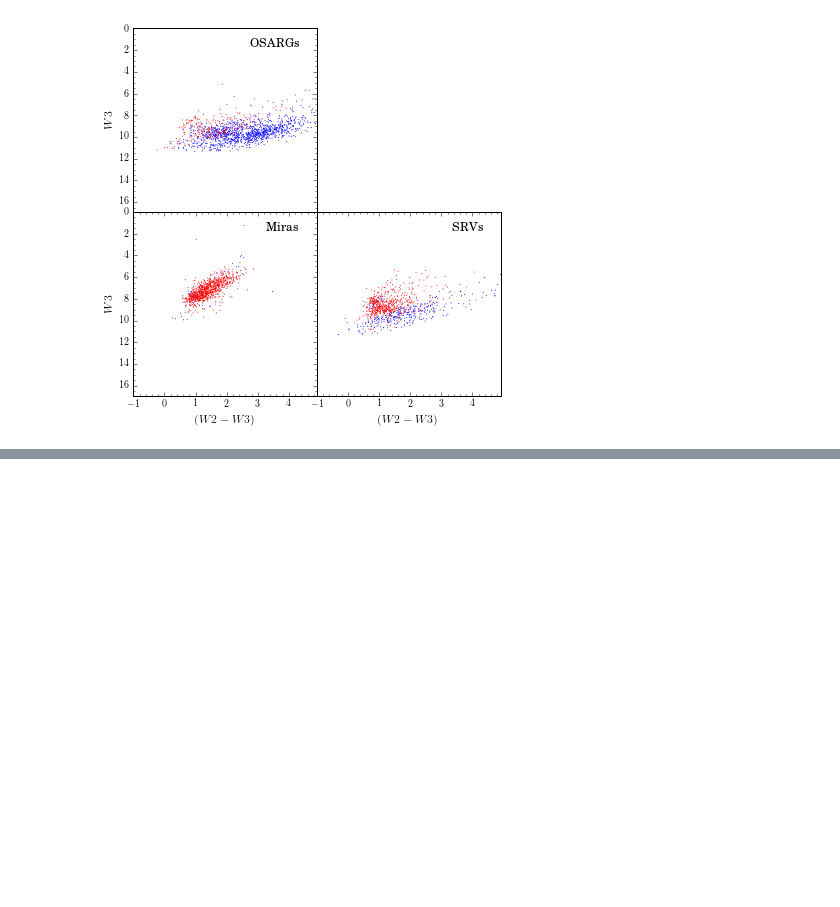
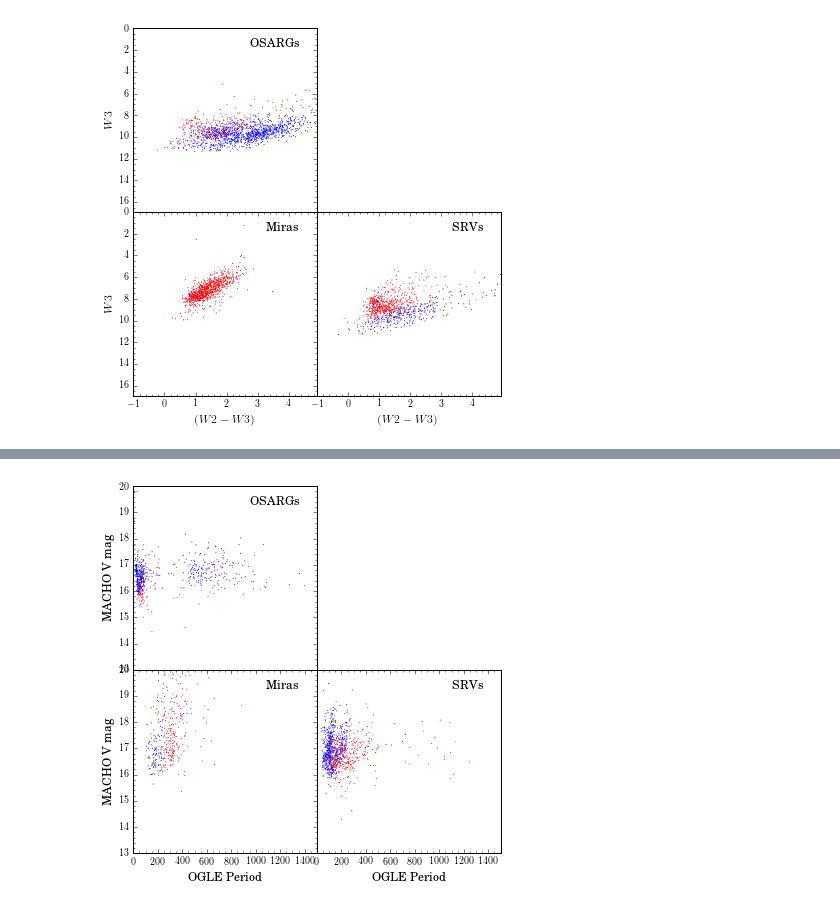
Before and after one commit to nhuntwalker/new_work_scripts, a Jupyter notebook: macho_ogle_simbad_distributions.ipynb, the cells around one changed output, grey strips where cells are left out. Cells and saved outputs as stored; diff of their text form; code cells hidden in the pictures; blank space fills up the shorter version.

```diff
--- a/macho_ogle_simbad_distributions.ipynb
+++ b/macho_ogle_simbad_distributions.ipynb
@@ -202,0 +256,20 @@ three_cell_plot(x1, x2, x3, y1, y2, y3, xlabel="$(W2-W3)$", ylabel="$W3$",
+# %%
+cut1 = (ogle_macho.Spectr == "O-rich") & (ogle_macho.Type == "OSARG")
+cut2 = (ogle_macho.Spectr == "C-rich") & (ogle_macho.Type == "OSARG")
+cut3 = (ogle_macho.Spectr == "O-rich") & (ogle_macho.Type == "Mira")
+cut4 = (ogle_macho.Spectr == "C-rich") & (ogle_macho.Type == "Mira")
+cut5 = (ogle_macho.Spectr == "O-rich") & (ogle_macho.Type == "SRV")
+cut6 = (ogle_macho.Spectr == "C-rich") & (ogle_macho.Type == "SRV")
+# %%
+x1 = [ogle_macho.P_1[cut1], ogle_macho.P_1[cut2]]
+x2 = [ogle_macho.P_1[cut3], ogle_macho.P_1[cut4]]
+x3 = [ogle_macho.P_1[cut5], ogle_macho.P_1[cut6]]
+
+y1 = [ogle_macho.Vmag[cut1], ogle_macho.Vmag[cut2]]
+y2 = [ogle_macho.Vmag[cut3], ogle_macho.Vmag[cut4]]
+y3 = [ogle_macho.Vmag[cut5], ogle_macho.Vmag[cut6]]
+
+three_cell_plot(x1, x2, x3, y1, y2, y3, xlabel="OGLE Period", ylabel="MACHO V mag",
+                ylims=(13,20), xlims=(0,1500), txt1="OSARGs", txt2="Miras", txt3="SRVs")
+# %% [output]
+[figure, added]
```
Also changed, not shown: parts of 12 cells of this notebook.
